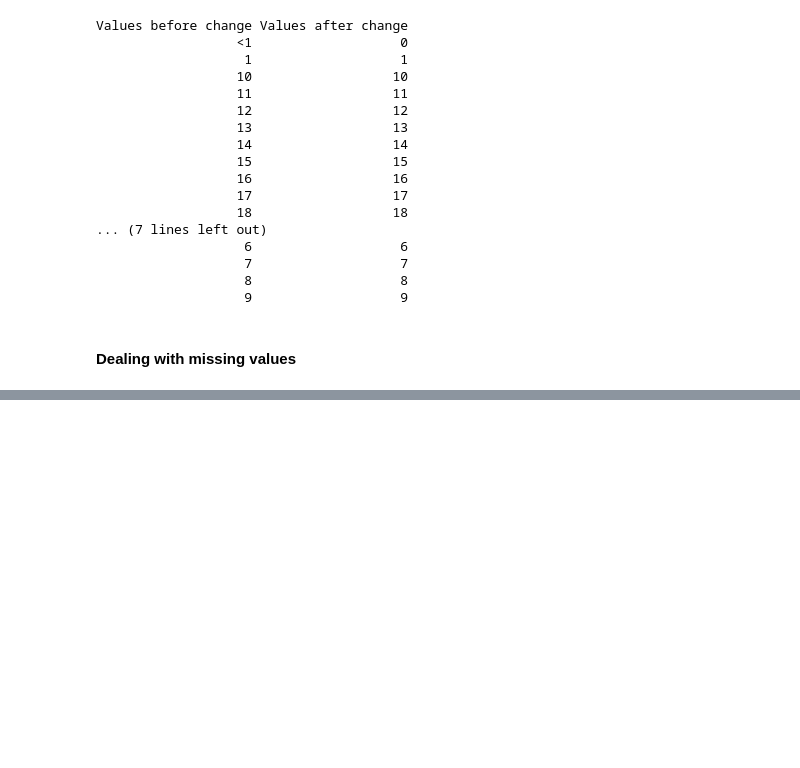
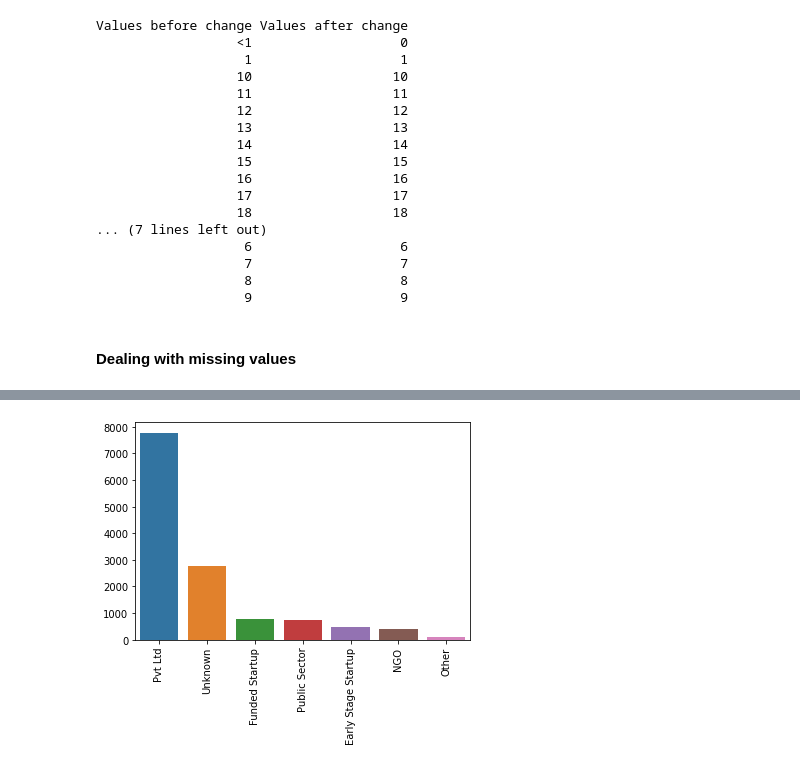
Before and after one commit to BarGanor/ml_project, a Jupyter notebook: project_part_1.ipynb, the cells around one changed output, grey strips where cells are left out. Cells and saved outputs as stored; diff of their text form; code cells hidden in the pictures; blank space fills up the shorter version.

```diff
--- a/project_part_1.ipynb
+++ b/project_part_1.ipynb
@@ -118,3 +140,7 @@ processed_data =  fill_nan_with_max_appear(processed_data, 'education_level')
+# %%
+processed_data = fill_nan_with_unknown(processed_data, 'company_type')
+# %% [output]
+[figure, added]
 # %%
 processed_data =fill_gender_with_knn(processed_data)
 # %% [output]
```
Also changed, not shown: parts of 23 cells of this notebook, 9 other files.
